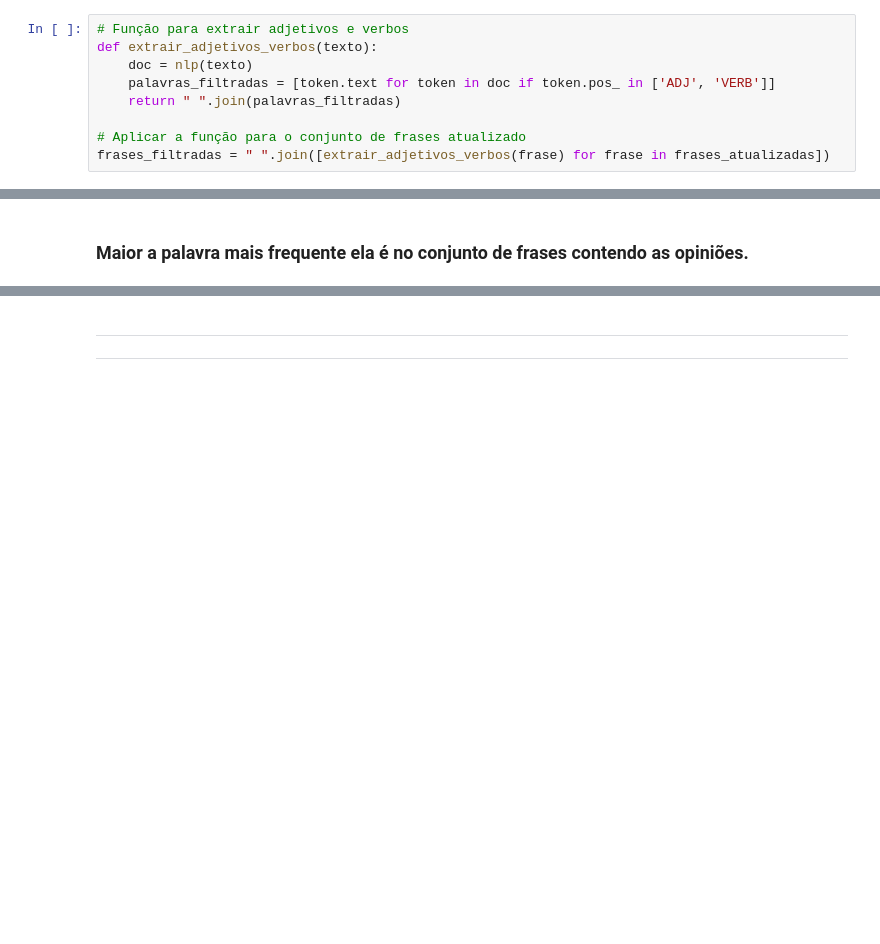
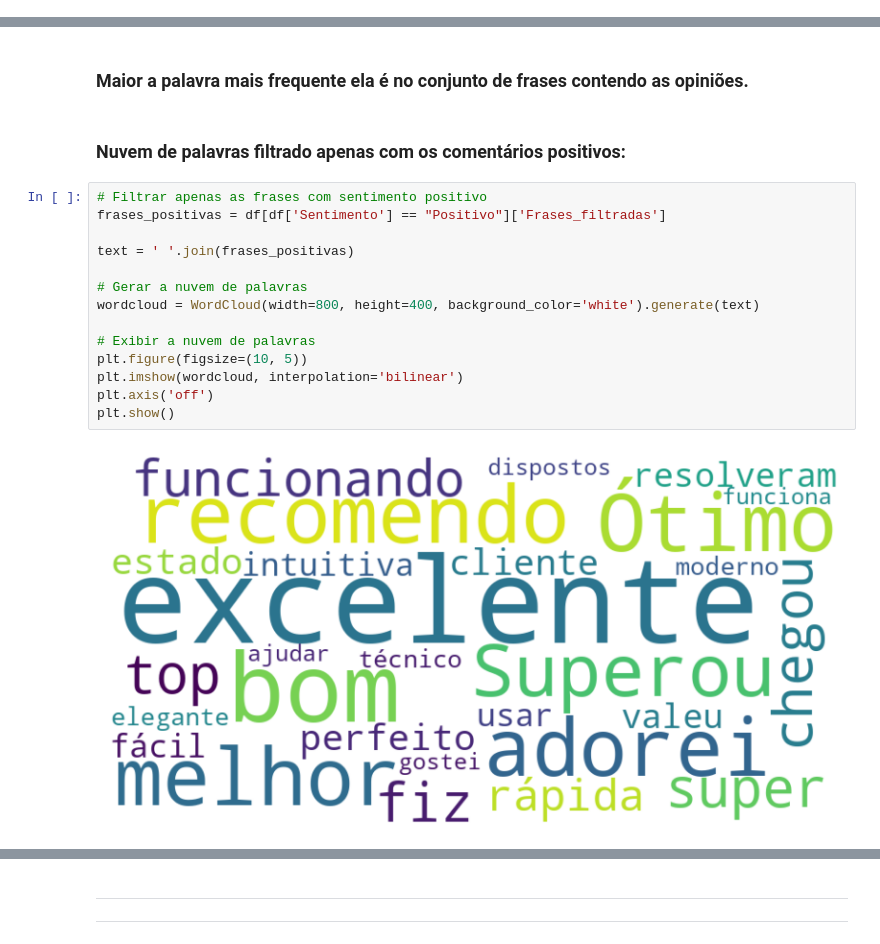
Before and after one commit to jlcamelo2350/Dados-e-automacao, a Jupyter notebook: Análise de Setimentos/Projeto_análise_de_sentimentos.ipynb, the cells around one changed output, grey strips where cells are left out. Drawn from its saved outputs; the diff is of its cells as text; blank space fills up the shorter version.

```diff
--- a/Análise de Setimentos/Projeto_análise_de_sentimentos.ipynb
+++ b/Análise de Setimentos/Projeto_análise_de_sentimentos.ipynb
@@ -437,9 +446,0 @@ order to load all the package's dependencies. You can do this by selecting the
-# %%
-# Função para extrair adjetivos e verbos
-def extrair_adjetivos_verbos(texto):
-    doc = nlp(texto)
-    palavras_filtradas = [token.text for token in doc if token.pos_ in ['ADJ', 'VERB']]
-    return " ".join(palavras_filtradas)
-
-# Aplicar a função para o conjunto de frases atualizado
-frases_filtradas = " ".join([extrair_adjetivos_verbos(frase) for frase in frases_atualizadas])
@@ -457,2 +514,20 @@ plt.show()
 # %% [markdown]
 ### Maior a palavra mais frequente ela é no conjunto de frases contendo as opiniões.
+# %% [markdown]
+### Nuvem de palavras filtrado apenas com os comentários positivos:
+# %%
+# Filtrar apenas as frases com sentimento positivo
+frases_positivas = df[df['Sentimento'] == "Positivo"]['Frases_filtradas']
+
+text = ' '.join(frases_positivas)
+
+# Gerar a nuvem de palavras
+wordcloud = WordCloud(width=800, height=400, background_color='white').generate(text)
+
+# Exibir a nuvem de palavras
+plt.figure(figsize=(10, 5))
+plt.imshow(wordcloud, interpolation='bilinear')
+plt.axis('off')
+plt.show()
+# %% [output]
+[figure, added]
```
Also changed, not shown: parts of 15 cells of this notebook.
